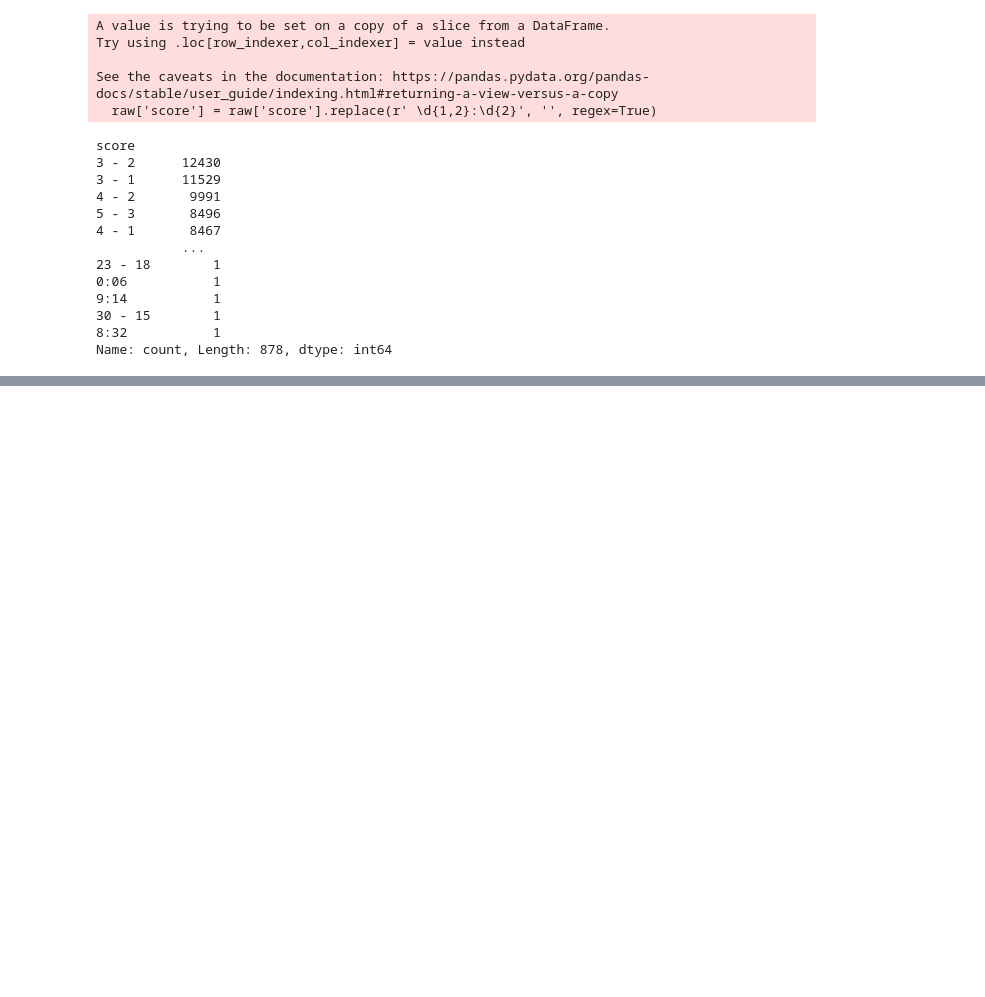
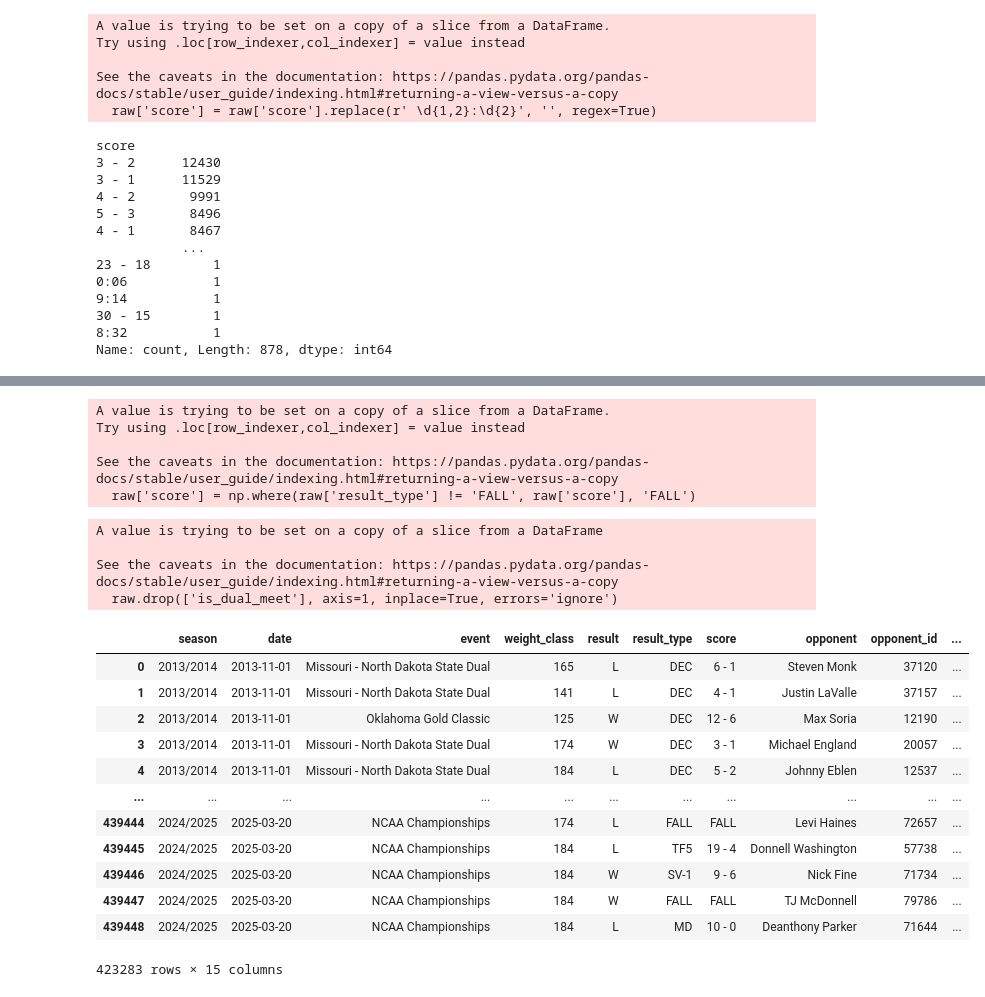
Before and after one commit to Silver0524/NCAA-Wrestling-Predictor, a Jupyter notebook: notebooks/cleaning.ipynb, the cells around one changed output, grey strips where cells are left out. Saved outputs shown, nothing was run; the diff lists cells and outputs as text; code cells hidden in the pictures; blank space fills up the shorter version.

```diff
--- a/notebooks/cleaning.ipynb
+++ b/notebooks/cleaning.ipynb
@@ -257,13 +257,3 @@ score
 30 - 15        1
 8:32           1
 Name: count, Length: 878, dtype: int64
-# %%
-raw[['score1', 'score2']] = raw['score'].str.split(' - ', expand=True)
-
-raw['wrestler_score'] = np.where(raw['result'] == 'W', raw['score1'],
-                       np.where(raw['result'] == 'L', raw['score2'], 0))
-raw['opponent_score'] = np.where(raw['result'] == 'W', raw['score2'],
-                       np.where(raw['result'] == 'L', raw['score1'], 0))
-
-raw = raw.drop(['score1', 'score2'], axis=1)
-raw
@@ -304,5 +259,0 @@ See the caveats in the documentation: https://pandas.pydata.org/pandas-docs/stab
-# %%
-raw['wrestler_score'] = np.where(raw['result_type'] != 'FALL', raw['wrestler_score'], 0)
-raw['opponent_score'] = np.where(raw['result_type'] != 'FALL', raw['opponent_score'], 0)
-raw['score'] = np.where(raw['result_type'] != 'FALL', raw['score'], 'FALL')
-raw
@@ -323,4 +259,0 @@ raw
-# %%
-# all below use for feature engineering
-raw = raw.drop(['score'], axis=1)
-raw
@@ -341,4 +259,0 @@ raw
-# %%
-# Reordering columns
-raw = raw.iloc[:, [13, 0, 1, 2, 3, 4, 10, 11, 12, 7, 8, 9, 5, 6, 15, 16, 14]]
-raw
@@ -358,0 +260,29 @@ raw
+# %%
+raw['score'] = np.where(raw['result_type'] != 'FALL', raw['score'], 'FALL')
+# %% [output]
+A value is trying to be set on a copy of a slice from a DataFrame.
+Try using .loc[row_indexer,col_indexer] = value instead
+
+See the caveats in the documentation: https://pandas.pydata.org/pandas-docs/stable/user_guide/indexing.html#returning-a-view-versus-a-copy
+  raw['score'] = np.where(raw['result_type'] != 'FALL', raw['score'], 'FALL')
+# %%
+raw.drop(['is_dual_meet'], axis=1, inplace=True, errors='ignore')
+raw
+# %% [output]
+A value is trying to be set on a copy of a slice from a DataFrame
+
+See the caveats in the documentation: https://pandas.pydata.org/pandas-docs/stable/user_guide/indexing.html#returning-a-view-versus-a-copy
+  raw.drop(['is_dual_meet'], axis=1, inplace=True, errors='ignore')
+|  | season | date | event | weight_class | result | result_type | score | opponent | opponent_id | ... |
+| 0 | 2013/2014 | 2013-11-01 | Missouri - North Dakota State Dual | 165 | L | DEC | 6 - 1 | Steven Monk | 37120 | ... |
+| 1 | 2013/2014 | 2013-11-01 | Missouri - North Dakota State Dual | 141 | L | DEC | 4 - 1 | Justin LaValle | 37157 | ... |
+| 2 | 2013/2014 | 2013-11-01 | Oklahoma Gold Classic | 125 | W | DEC | 12 - 6 | Max Soria | 12190 | ... |
+| 3 | 2013/2014 | 2013-11-01 | Missouri - North Dakota State Dual | 174 | W | DEC | 3 - 1 | Michael England | 20057 | ... |
+| 4 | 2013/2014 | 2013-11-01 | Missouri - North Dakota State Dual | 184 | L | DEC | 5 - 2 | Johnny Eblen | 12537 | ... |
+| ... | ... | ... | ... | ... | ... | ... | ... | ... | ... | ... |
+| 439444 | 2024/2025 | 2025-03-20 | NCAA Championships | 174 | L | FALL | FALL | Levi Haines | 72657 | ... |
+| 439445 | 2024/2025 | 2025-03-20 | NCAA Championships | 184 | L | TF5 | 19 - 4 | Donnell Washington | 57738 | ... |
+| 439446 | 2024/2025 | 2025-03-20 | NCAA Championships | 184 | W | SV-1 | 9 - 6 | Nick Fine | 71734 | ... |
+| 439447 | 2024/2025 | 2025-03-20 | NCAA Championships | 184 | W | FALL | FALL | TJ McDonnell | 79786 | ... |
+| 439448 | 2024/2025 | 2025-03-20 | NCAA Championships | 184 | L | MD | 10 - 0 | Deanthony Parker | 71644 | ... |
+423283 rows × 15 columns
```
Also changed, not shown: parts of 6 cells of this notebook, 3 other files.
